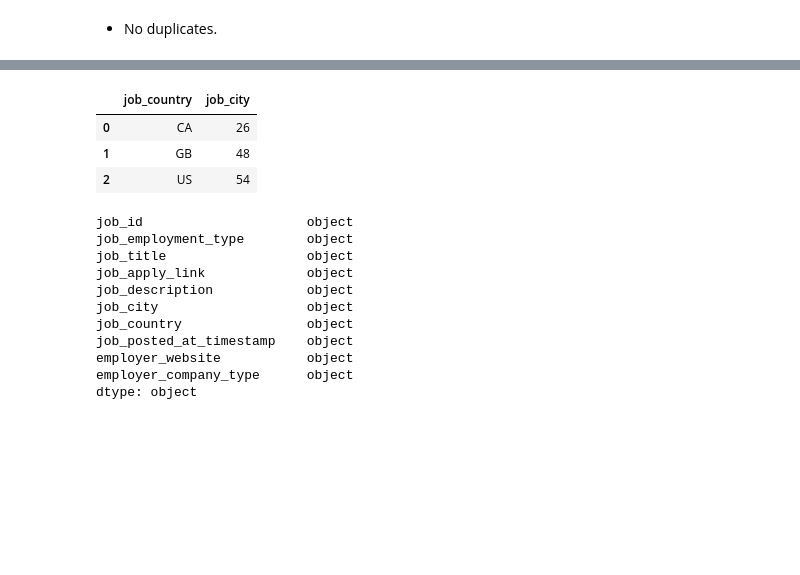
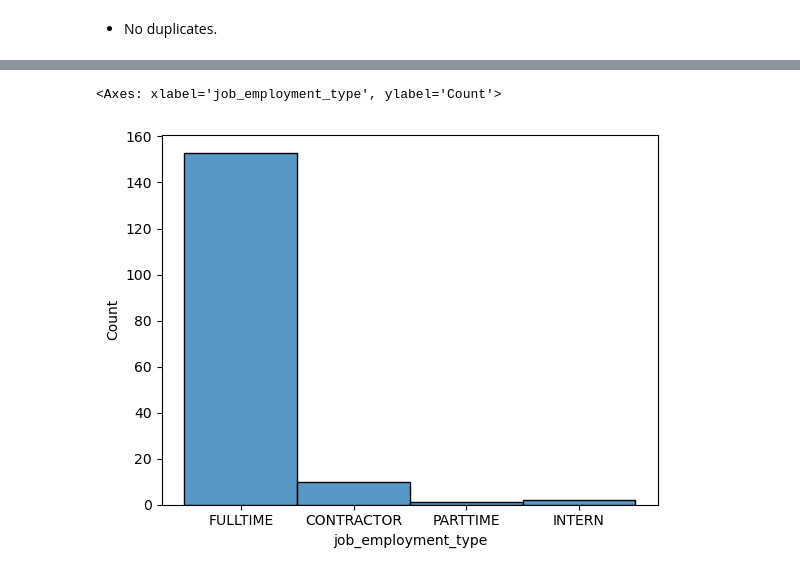
Before and after one commit to chemutai254/ML_Projects, a Jupyter notebook: Internship/Jobs/Jobs.ipynb, the cells around one changed output, grey strips where cells are left out. Saved outputs shown, nothing was run; the diff lists cells and outputs as text; code cells hidden in the pictures; blank space fills up the shorter version.

```diff
--- a/Internship/Jobs/Jobs.ipynb
+++ b/Internship/Jobs/Jobs.ipynb
@@ -113,0 +68,4 @@ memory usage: 13.1+ KB
+# %%
+# Drop job_city and employer_website column
+df.drop('job_city', axis=1, inplace=True)
+df.drop('employer_website', axis=1, inplace=True)
@@ -113,0 +80,9 @@ memory usage: 13.1+ KB
+# %%
+# Impute employer_company_type
+# df.fillna(method='ffill', axis=1, inplace=True)
+from sklearn.impute import SimpleImputer
+
+si = SimpleImputer(strategy='most_frequent')
+si.fit(df[['employer_company_type']])
+
+df[['employer_company_type']] = si.fit_transform(df[['employer_company_type']].values.reshape(-1,1))
@@ -114,24 +98,10 @@ memory usage: 13.1+ KB
+# %%
+sns.histplot(data=df, x=df['job_employment_type'])
+# %% [output]
+<Axes: xlabel='job_employment_type', ylabel='Count'>
+[figure, added]
 # %%
 # Impute missing job_city
-modeCity = df.groupby('job_country')['job_city'].count().reset_index()
-modeCity.columns = ['job_country', 'job_city']
-modeCity
+# modeCity = df.groupby('job_country')['job_city'].count().reset_index()
+# modeCity.columns = ['job_country', 'job_city']
+# modeCity
-# %% [output]
-|  | job_country | job_city |
-| 0 | CA | 26 |
-| 1 | GB | 48 |
-| 2 | US | 54 |
-# %%
-df.dtypes
-# %% [output]
-job_id                     object
-job_employment_type        object
-job_title                  object
-job_apply_link             object
-job_description            object
-job_city                   object
-job_country                object
-job_posted_at_timestamp    object
-employer_website           object
-employer_company_type      object
-dtype: object
```
Also changed, not shown: parts of 22 cells of this notebook, 6 other files.
